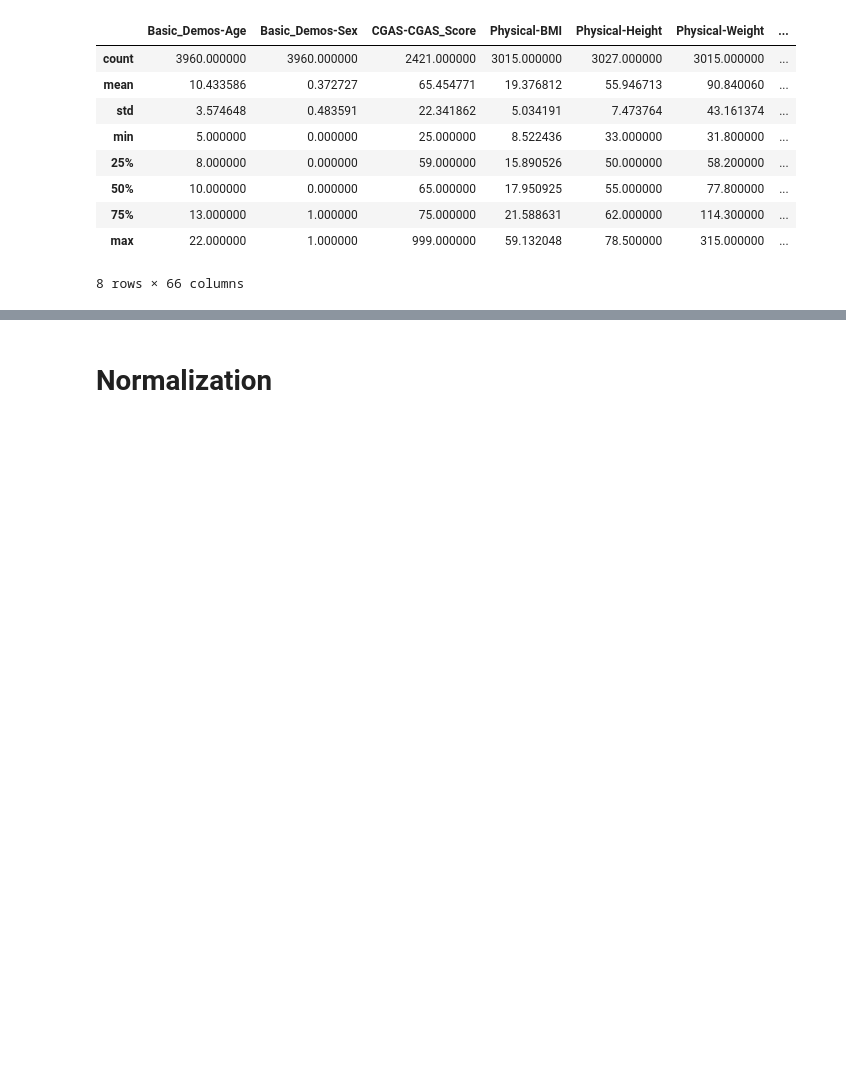
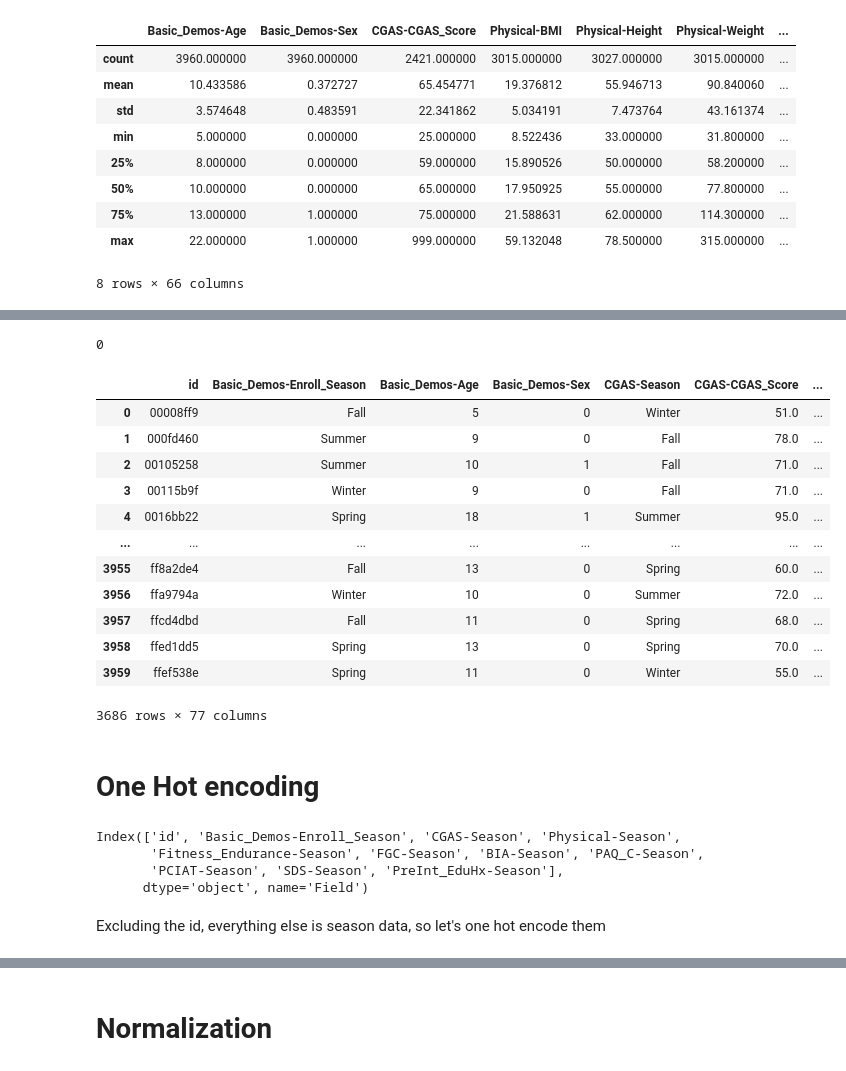
Before and after one commit to k3liang/Problematic-Internet-Use-Predictor, a Jupyter notebook: DataPP.ipynb, the cells around one changed output, grey strips where cells are left out. Saved outputs shown, nothing was run; the diff lists cells and outputs as text; code cells hidden in the pictures; blank space fills up the shorter version.

Commit message:
tweaked everything

```diff
--- a/DataPP.ipynb
+++ b/DataPP.ipynb
@@ -667,0 +400,3 @@ df_impute_random
+# %%
+df = df[~(((df[numericals] < (Q1 - 2.5 * IQR)) | (df[numericals] > (Q3 + 2.5 * IQR))).any(axis=1))]
+df
@@ -667,0 +441,37 @@ df_impute_random
+# %%
+for col in df.columns:
+    choices = df[col].dropna().values
+
+    nan_indices = df[col].isnull()
+    df.loc[nan_indices, col] = np.random.choice(choices, size=nan_indices.sum())
+# %%
+df.isnull().sum().sum()
+# %% [output]
+0
+# %%
+df
+# %% [output]
+|  | id | Basic_Demos-Enroll_Season | Basic_Demos-Age | Basic_Demos-Sex | CGAS-Season | CGAS-CGAS_Score | ... |
+| 0 | 00008ff9 | Fall | 5 | 0 | Winter | 51.0 | ... |
+| 1 | 000fd460 | Summer | 9 | 0 | Fall | 78.0 | ... |
+| 2 | 00105258 | Summer | 10 | 1 | Fall | 71.0 | ... |
+| 3 | 00115b9f | Winter | 9 | 0 | Fall | 71.0 | ... |
+| 4 | 0016bb22 | Spring | 18 | 1 | Summer | 95.0 | ... |
+| ... | ... | ... | ... | ... | ... | ... | ... |
+| 3955 | ff8a2de4 | Fall | 13 | 0 | Spring | 60.0 | ... |
+| 3956 | ffa9794a | Winter | 10 | 0 | Summer | 72.0 | ... |
+| 3957 | ffcd4dbd | Fall | 11 | 0 | Spring | 68.0 | ... |
+| 3958 | ffed1dd5 | Spring | 13 | 0 | Spring | 70.0 | ... |
+| 3959 | ffef538e | Spring | 11 | 0 | Winter | 55.0 | ... |
+3686 rows × 77 columns
+# %% [markdown]
+# One Hot encoding
+# %%
+categoricals
+# %% [output]
+Index(['id', 'Basic_Demos-Enroll_Season', 'CGAS-Season', 'Physical-Season',
+       'Fitness_Endurance-Season', 'FGC-Season', 'BIA-Season', 'PAQ_C-Season',
+       'PCIAT-Season', 'SDS-Season', 'PreInt_EduHx-Season'],
+      dtype='object', name='Field')
+# %% [markdown]
+Excluding the id, everything else is season data, so let's one hot encode them
```
Also changed, not shown: parts of 84 cells of this notebook.
